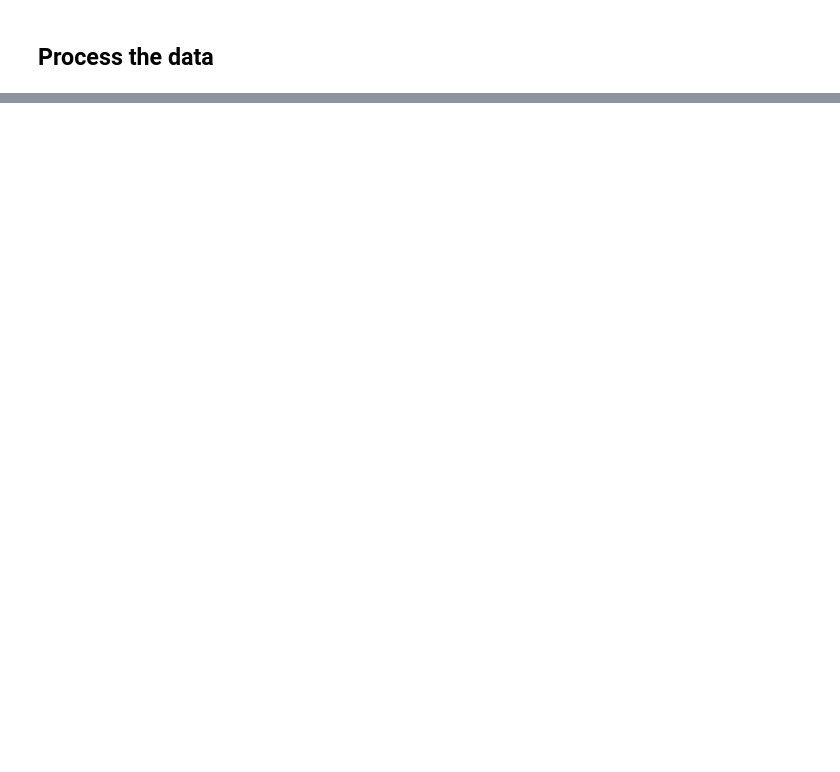
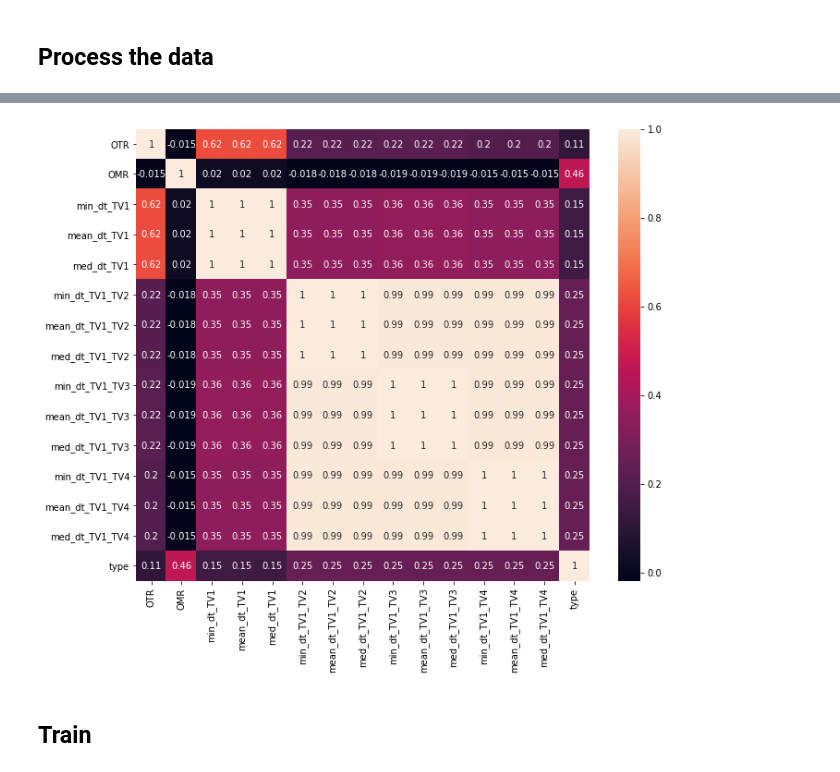
Before and after one commit to s-dlr/project_MAP569, a Jupyter notebook: HFT.ipynb, the cells around one changed output, grey strips where cells are left out. Cells and saved outputs as stored; diff of their text form; code cells hidden in the pictures; blank space fills up the shorter version.

```diff
--- a/HFT.ipynb
+++ b/HFT.ipynb
@@ -30,0 +71,15 @@ y_train.head()
+# %%
+# replace the type 'HFT', 'MIX', and 'NON HFT' with labels 2, 1, 0
+data_train['type'] = np.where((data_train['type']=='HFT'), 2, data_train['type'])
+data_train['type'] = np.where((data_train['type']=='MIX'), 1, 0)
+
+# drop the column trader
+data_train.pop("Trader")
+
+# transform isin into int
+data_train['Share'] = data_train['Share'].str[5:].astype(int)
+
+# transform day into int
+data_train['Day'] = data_train['Day'].str[5:].astype(int)
+
+data_train.head()
@@ -30,0 +118,8 @@ y_train.head()
+# %%
+# Number of rows with nan values for each column
+columns_with_nan = []
+for c in x_train.columns:
+    if  nrows - len(x_train[c].dropna()) > 0:
+        print(c, ' :', nrows - len(x_train[c].dropna()))
+        columns_with_nan.append(c)
+print(columns_with_nan)
@@ -30,0 +144,4 @@ y_train.head()
+# %%
+l = columns_with_nan+['type']
+df_nan = data_train[l]
+df_nan.head()
@@ -30,0 +155,4 @@ y_train.head()
+# %%
+for c in columns_with_nan:
+    df_nan[c] = np.where((df_nan[c].isnull()), 0, 1)
+df_nan.head()
@@ -30,0 +171,11 @@ y_train.head()
+# %%
+corrMatrix = df_nan.corr()
+
+f, ax = plt.subplots(figsize=(11, 9))
+
+sn.heatmap(corrMatrix, annot=True)
+plt.show()
+# %% [output]
+[figure, added]
+# %% [markdown]
+## Train
```
Also changed, not shown: parts of 21 cells of this notebook.
